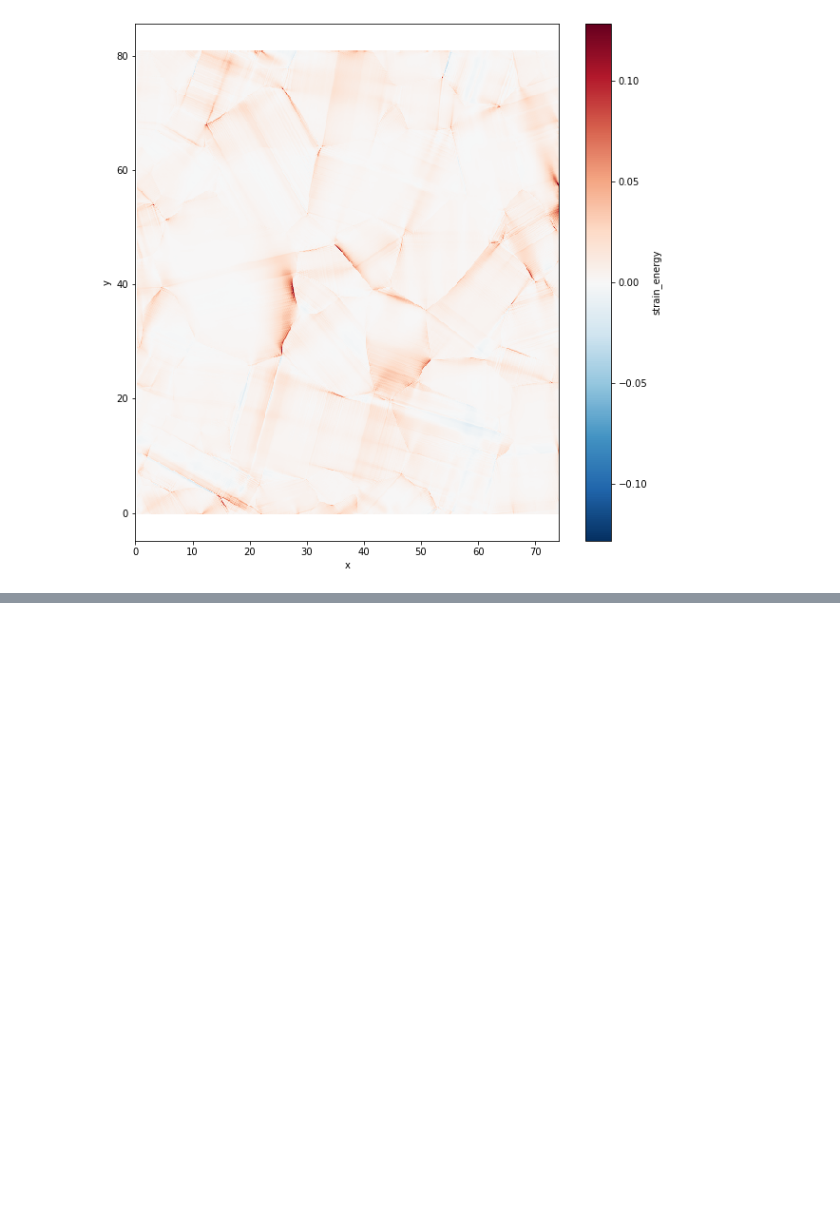
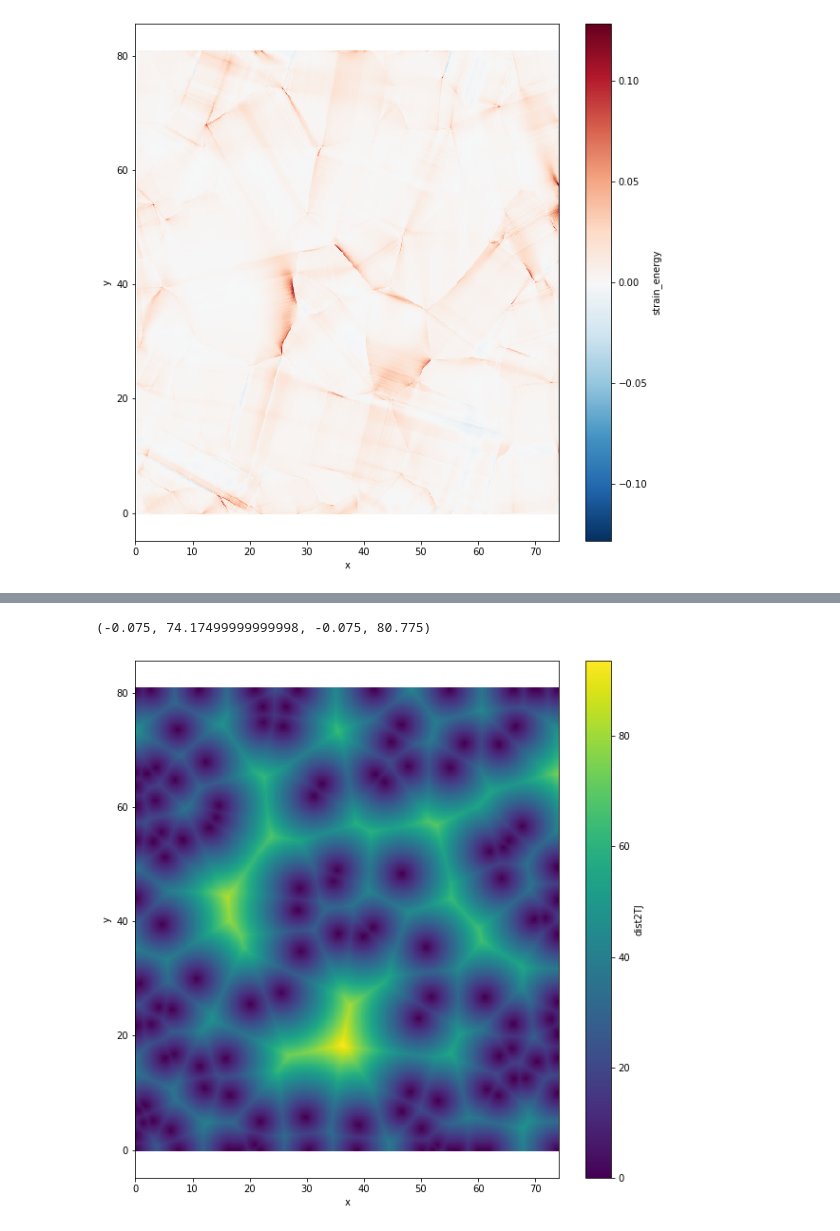
Before and after one commit to ThomasChauve/CraFT-Book, a Jupyter notebook: docs/Quick_Start.ipynb, the cells around one changed output, grey strips where cells are left out. Cells and saved outputs as stored; diff of their text form; code cells hidden in the pictures; blank space fills up the shorter version.

```diff
--- a/docs/Quick_Start.ipynb
+++ b/docs/Quick_Start.ipynb
@@ -133,0 +142,9 @@ plt.axis('equal')
+# %%
+ds['dist2TJ']=ds.aita.dist2TJ()
+# %%
+plt.figure(figsize=(10,10))
+ds.dist2TJ.plot()
+plt.axis('equal')
+# %% [output]
+(-0.075, 74.17499999999998, -0.075, 80.775)
+[figure, added]
```
Also changed, not shown: parts of 19 cells of this notebook.
